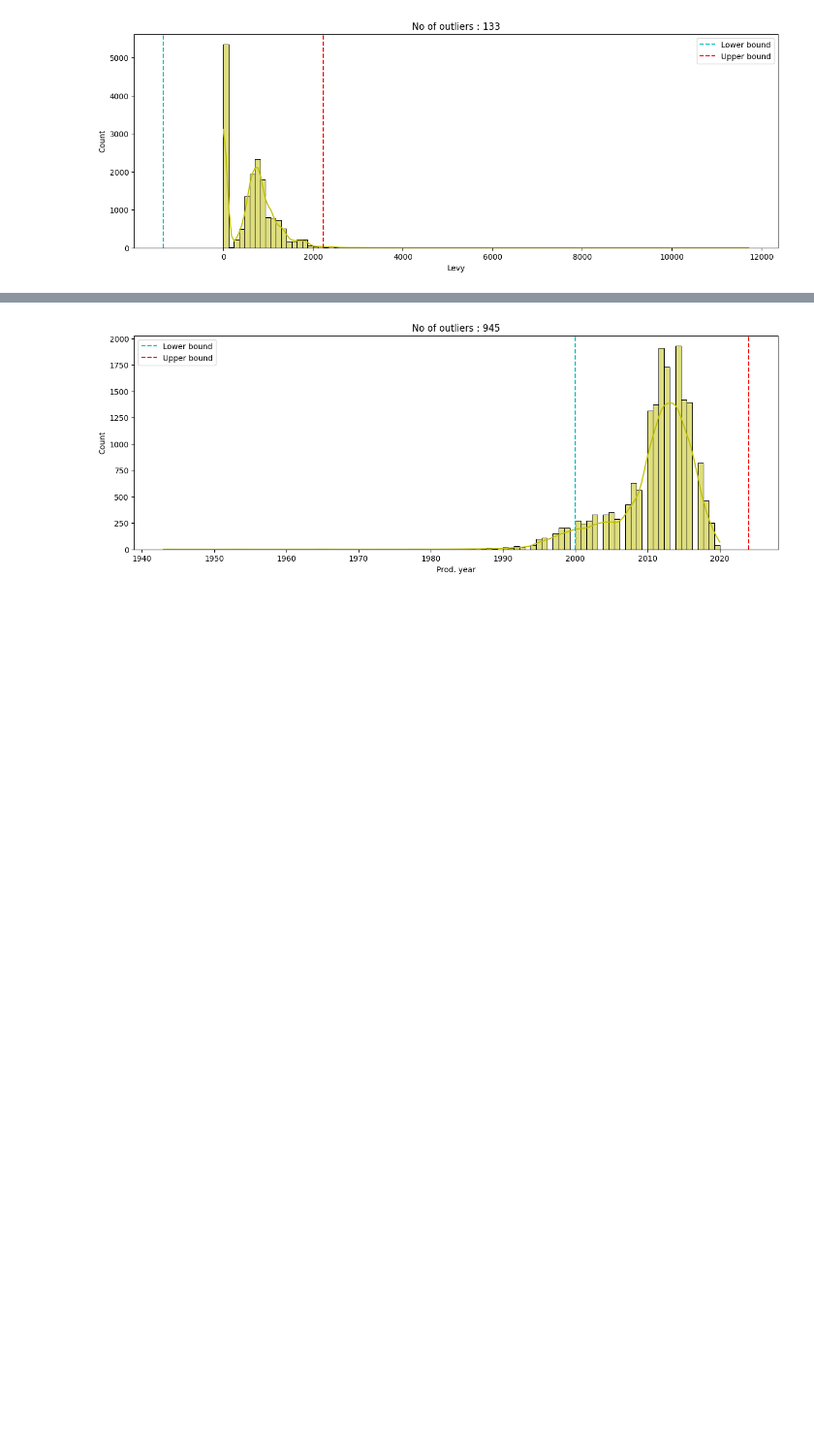
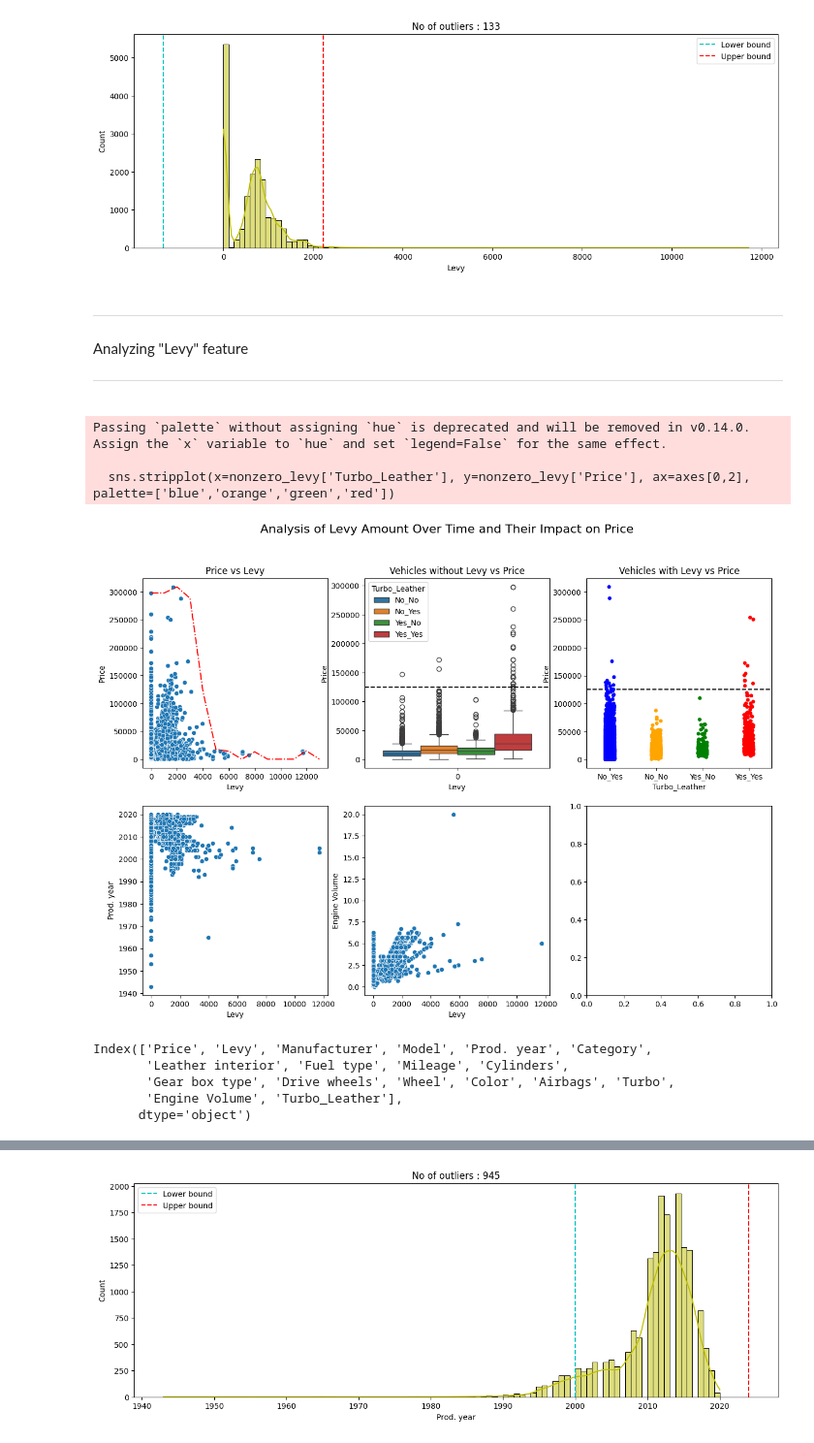
Before and after one commit to Sharkytony/Used-Car-Price-Prediction-Project, a Jupyter notebook: main.ipynb, the cells around one changed output, grey strips where cells are left out. Shown at 97% size. Cells and saved outputs as stored; diff of their text form; code cells hidden in the pictures; blank space fills up the shorter version.

Commit message:
Data cleaning,processing, model building, training, pipeline and deployment

```diff
--- a/main.ipynb
+++ b/main.ipynb
@@ -520,3 +523,57 @@ plt.legend()
 plt.show()
 # %% [output]
 [figure]
+# %% [markdown]
+<hr> <p style="font-family: verdona;">
+Analyzing "Levy" feature
+<hr>
+# %%
+levy_range = [x for x in range(0,13001) if x%1000==0]
+levy_price_range = list()
+for x in levy_range:
+    mean = df[(df['Levy'] >= x-1000) & (df['Levy'] <= x)]['Price'].max()
+    try :
+        mean = int(mean)
+        levy_price_range.append(mean)
+    except :
+        levy_price_range.append(0)
+# %%
+#For EDA
+df['Turbo_Leather'] = df['Turbo'] +'_'+df['Leather interior']
+
+fig, axes = plt.subplots(2,3, figsize=(15,10))
+fig.suptitle('Analysis of Levy Amount Over Time and Their Impact on Price', fontsize=16)
+# fig.tight_layout()
+
+sns.scatterplot(x=df['Levy'], y=df['Price'], ax=axes[0,0])
+sns.lineplot(x=levy_range, y=levy_price_range, ax=axes[0,0], c='r',linestyle="-.")
+axes[0,0].set_title('Price vs Levy')
+
+sns.lineplot()
+
+zero_levy = df[df['Levy']  == 0]
+sns.boxplot(x=zero_levy['Levy'], y=zero_levy['Price'],hue=zero_levy['Turbo_Leather'], ax=axes[0,1])
+axes[0,1].set_title('Vehicles without Levy vs Price')
+axes[0,1].axhline(125000, color='black', linestyle='--', label='Price 125k')
+
+nonzero_levy = df[df['Levy']  > 0]
+sns.stripplot(x=nonzero_levy['Turbo_Leather'], y=nonzero_levy['Price'], ax=axes[0,2], palette=['blue','orange','green','red'])
+axes[0,2].axhline(125000, color='black', linestyle='--', label='Price 125k')
+axes[0,2].set_title('Vehicles with Levy vs Price')
+
+sns.scatterplot(x=df['Levy'], y=df['Prod. year'], ax=axes[1,0])
+sns.scatterplot(x=df['Levy'], y=df['Engine Volume'],ax=axes[1,1])
+plt.show()
+# %% [output]
+Passing `palette` without assigning `hue` is deprecated and will be removed in v0.14.0. Assign the `x` variable to `hue` and set `legend=False` for the same effect.
+
+  sns.stripplot(x=nonzero_levy['Turbo_Leather'], y=nonzero_levy['Price'], ax=axes[0,2], palette=['blue','orange','green','red'])
+[figure, added]
+# %%
+df.columns
+# %% [output]
+Index(['Price', 'Levy', 'Manufacturer', 'Model', 'Prod. year', 'Category',
+       'Leather interior', 'Fuel type', 'Mileage', 'Cylinders',
+       'Gear box type', 'Drive wheels', 'Wheel', 'Color', 'Airbags', 'Turbo',
+       'Engine Volume', 'Turbo_Leather'],
+      dtype='object')
```
Also changed, not shown: parts of 21 cells of this notebook.
